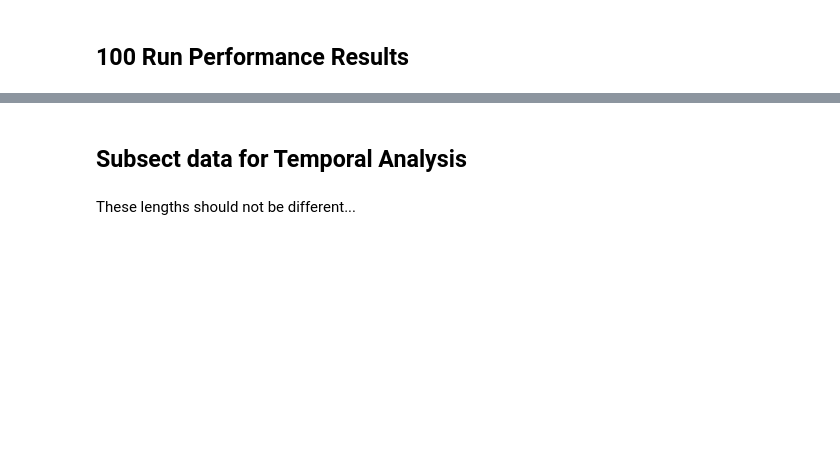
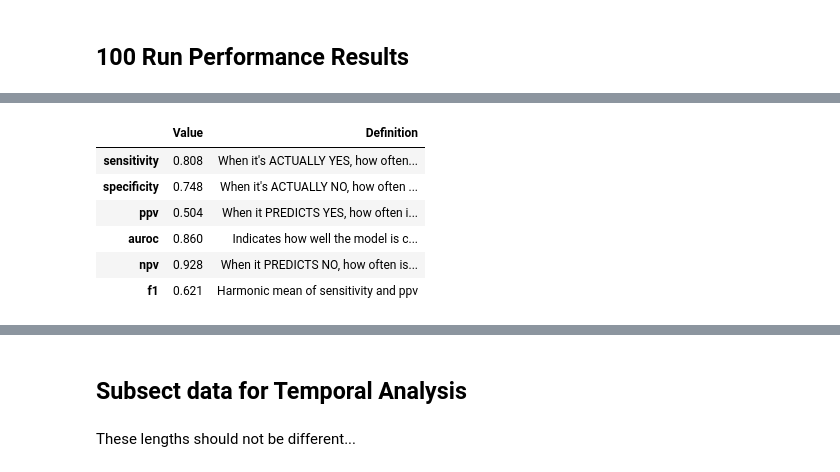
Before and after one commit to sudarshan85/imminent-adm-mimic, a Jupyter notebook: analysis/result_analysis.ipynb, the cells around one changed output, grey strips where cells are left out. Cells and saved outputs as stored; diff of their text form; code cells hidden in the pictures; blank space fills up the shorter version.

```diff
--- a/analysis/result_analysis.ipynb
+++ b/analysis/result_analysis.ipynb
@@ -77,6 +66,14 @@ metrics
 # %%
-model = 'lr'
+model = 'cnn'
 bams[model].get_avg_metrics()
+# %% [output]
+|  | Value | Definition |
+| sensitivity | 0.808 | When it's ACTUALLY YES, how often... |
+| specificity | 0.748 | When it's ACTUALLY NO, how often ... |
+| ppv | 0.504 | When it PREDICTS YES, how often i... |
+| auroc | 0.860 | Indicates how well the model is c... |
+| npv | 0.928 | When it PREDICTS NO, how often is... |
+| f1 | 0.621 | Harmonic mean of sensitivity and ppv |
 # %%
 fig, ax = plt.subplots(1, 1, figsize=(10, 8))
 plot_mean_roc(ax, bams[model].targs, bams[model].probs)
```
Also changed, not shown: parts of 7 cells of this notebook, 1 other file.
